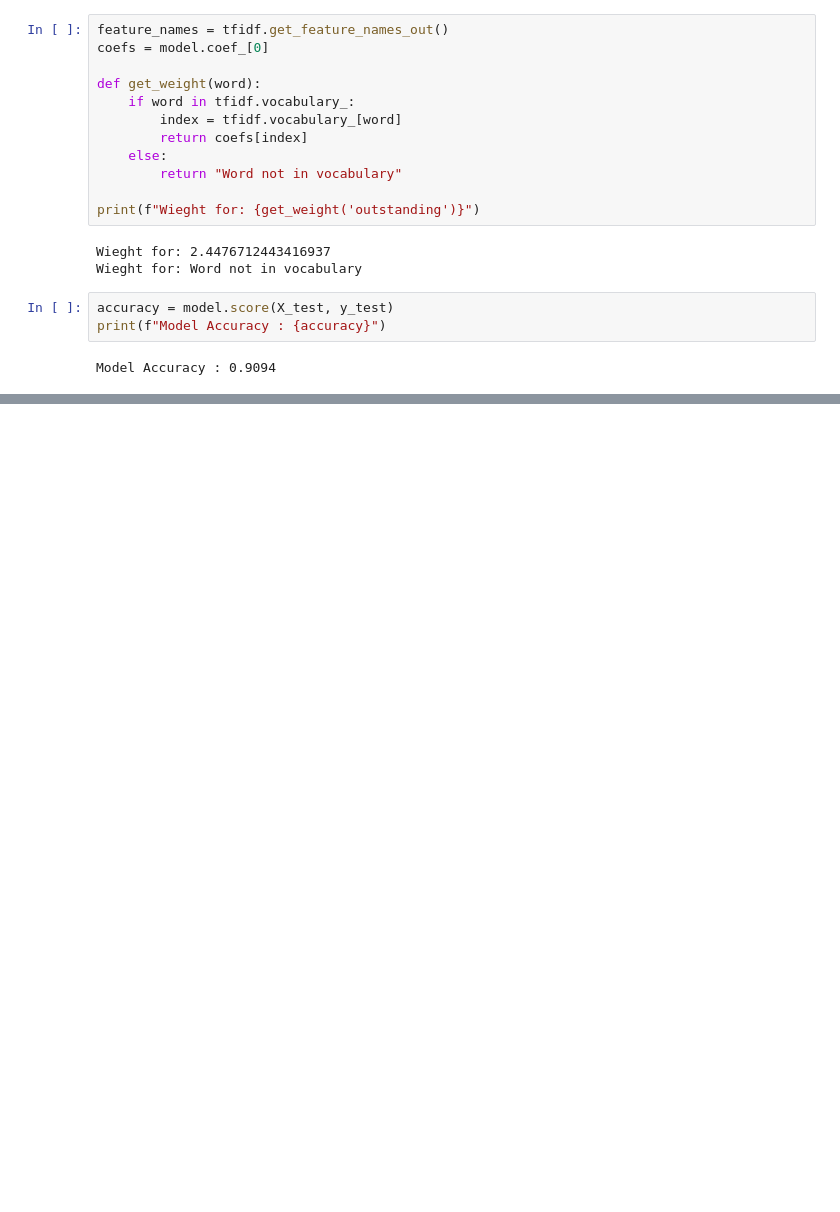
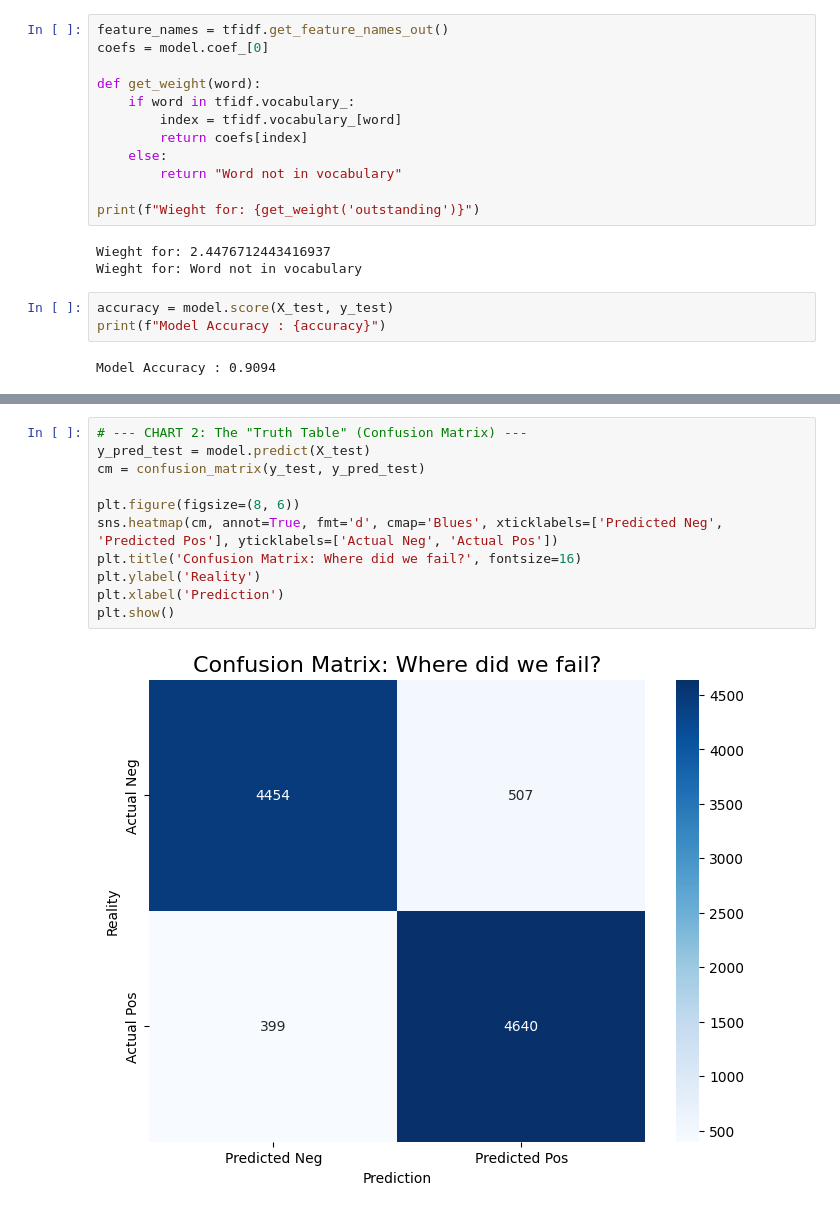
Before and after one commit to Kas-sim/my_python, a Jupyter notebook: MLProjects/Sentiment_Analysis/comment_filter.ipynb, the cells around one changed output, grey strips where cells are left out. Saved outputs shown, nothing was run; the diff lists cells and outputs as text; blank space fills up the shorter version.

```diff
--- a/MLProjects/Sentiment_Analysis/comment_filter.ipynb
+++ b/MLProjects/Sentiment_Analysis/comment_filter.ipynb
@@ -119,0 +155,13 @@ Model Accuracy : 0.9094
+# %%
+# --- CHART 2: The "Truth Table" (Confusion Matrix) ---
+y_pred_test = model.predict(X_test)
+cm = confusion_matrix(y_test, y_pred_test)
+
+plt.figure(figsize=(8, 6))
+sns.heatmap(cm, annot=True, fmt='d', cmap='Blues', xticklabels=['Predicted Neg', 'Predicted Pos'], yticklabels=['Actual Neg', 'Actual Pos'])
+plt.title('Confusion Matrix: Where did we fail?', fontsize=16)
+plt.ylabel('Reality')
+plt.xlabel('Prediction')
+plt.show()
+# %% [output]
+[figure, added]
```
Also changed, not shown: parts of 3 cells of this notebook.
